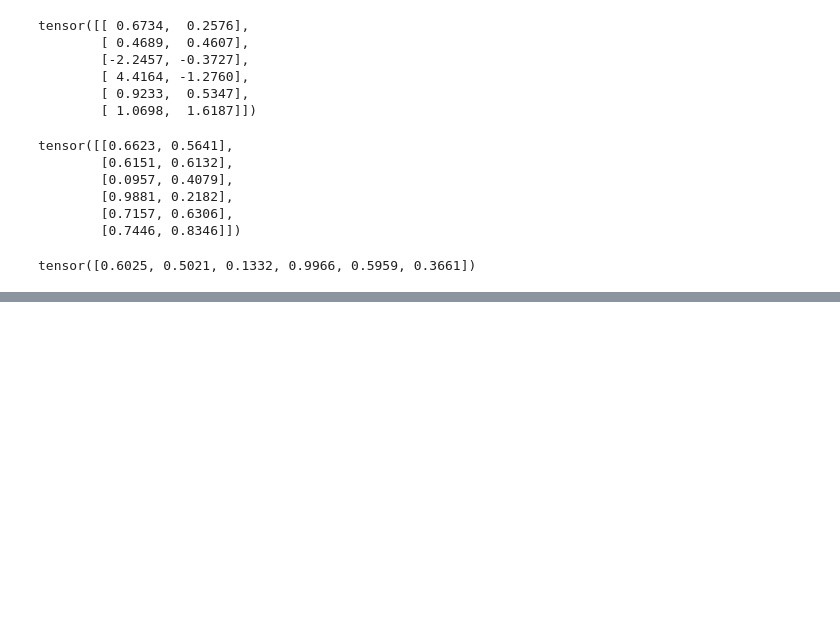
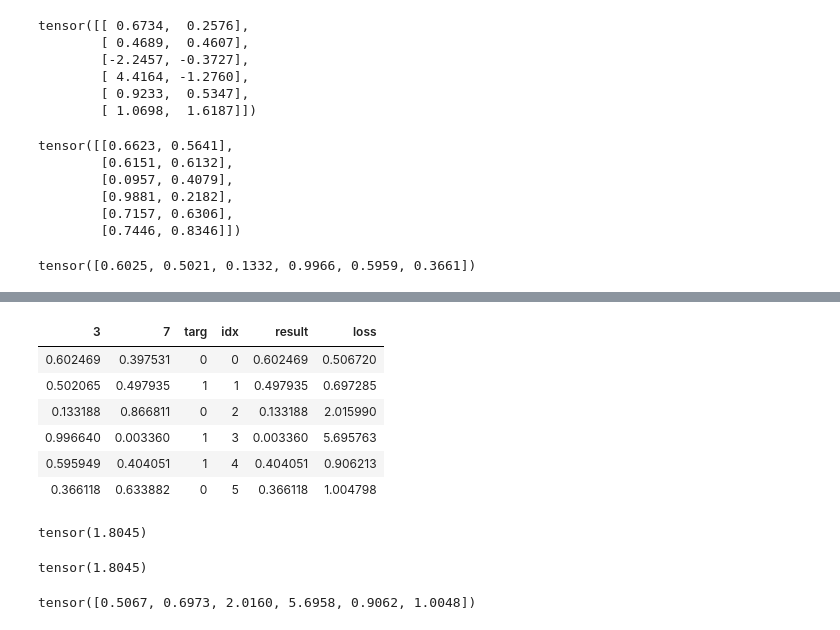
Before and after one commit to mzums/machine-learning, a Jupyter notebook: fastai_course/pet_breeds.ipynb, the cells around one changed output, grey strips where cells are left out. Cells and saved outputs as stored; diff of their text form; code cells hidden in the pictures; blank space fills up the shorter version.

```diff
--- a/fastai_course/pet_breeds.ipynb
+++ b/fastai_course/pet_breeds.ipynb
@@ -102,3 +83,6 @@ tensor([[0.6623, 0.5641],
 tensor([0.6025, 0.5021, 0.1332, 0.9966, 0.5959, 0.3661])
 # %%
 def softmax(x): return exp(x) / exp(x).sum(dim=1, keepdim=True)
+# %%
+sm_acts = torch.softmax(acts, dim=1)
+sm_acts
@@ -104,0 +96,5 @@ def softmax(x): return exp(x) / exp(x).sum(dim=1, keepdim=True)
+# %%
+targ = tensor([0,1,0,1,1,0])
+# %%
+idx = range(6)
+sm_acts[idx, targ]
@@ -104,0 +103,17 @@ def softmax(x): return exp(x) / exp(x).sum(dim=1, keepdim=True)
+# %%
+from IPython.display import HTML
+import pandas as pd
+# import re
+
+df = pd.DataFrame(sm_acts, columns=["3","7"])
+df['targ'] = targ
+df['idx'] = idx
+df['result'] = sm_acts[range(6), targ]
+
+t = df.style.hide(axis='index')
+
+# html = t._repr_html_()
+#
+# html = re.sub(r'<style.*?</style>', '', html)
+
+display(t)
@@ -104,0 +144,22 @@ def softmax(x): return exp(x) / exp(x).sum(dim=1, keepdim=True)
+# %%
+from IPython.display import HTML
+import pandas as pd
+# import re
+
+df['loss'] = -torch.log(tensor(df['result']))
+
+t = df.style.hide(axis='index')
+
+# html = t._repr_html_()
+#
+# html = re.sub(r'<style.*?</style>', '', html)
+
+display(t)
+# %% [output]
+| 3 | 7 | targ | idx | result | loss |
+| 0.602469 | 0.397531 | 0 | 0 | 0.602469 | 0.506720 |
+| 0.502065 | 0.497935 | 1 | 1 | 0.497935 | 0.697285 |
+| 0.133188 | 0.866811 | 0 | 2 | 0.133188 | 2.015990 |
+| 0.996640 | 0.003360 | 1 | 3 | 0.003360 | 5.695763 |
+| 0.595949 | 0.404051 | 1 | 4 | 0.404051 | 0.906213 |
+| 0.366118 | 0.633882 | 0 | 5 | 0.366118 | 1.004798 |
@@ -104,0 +168,12 @@ def softmax(x): return exp(x) / exp(x).sum(dim=1, keepdim=True)
+# %%
+loss_func(acts, targ)
+# %% [output]
+tensor(1.8045)
+# %%
+F.cross_entropy(acts, targ) # same as above
+# %% [output]
+tensor(1.8045)
+# %%
+nn.CrossEntropyLoss(reduction='none')(acts, targ) # all the results, without taking mean
+# %% [output]
+tensor([0.5067, 0.6973, 2.0160, 5.6958, 0.9062, 1.0048])
```
Also changed, not shown: parts of 13 cells of this notebook.
